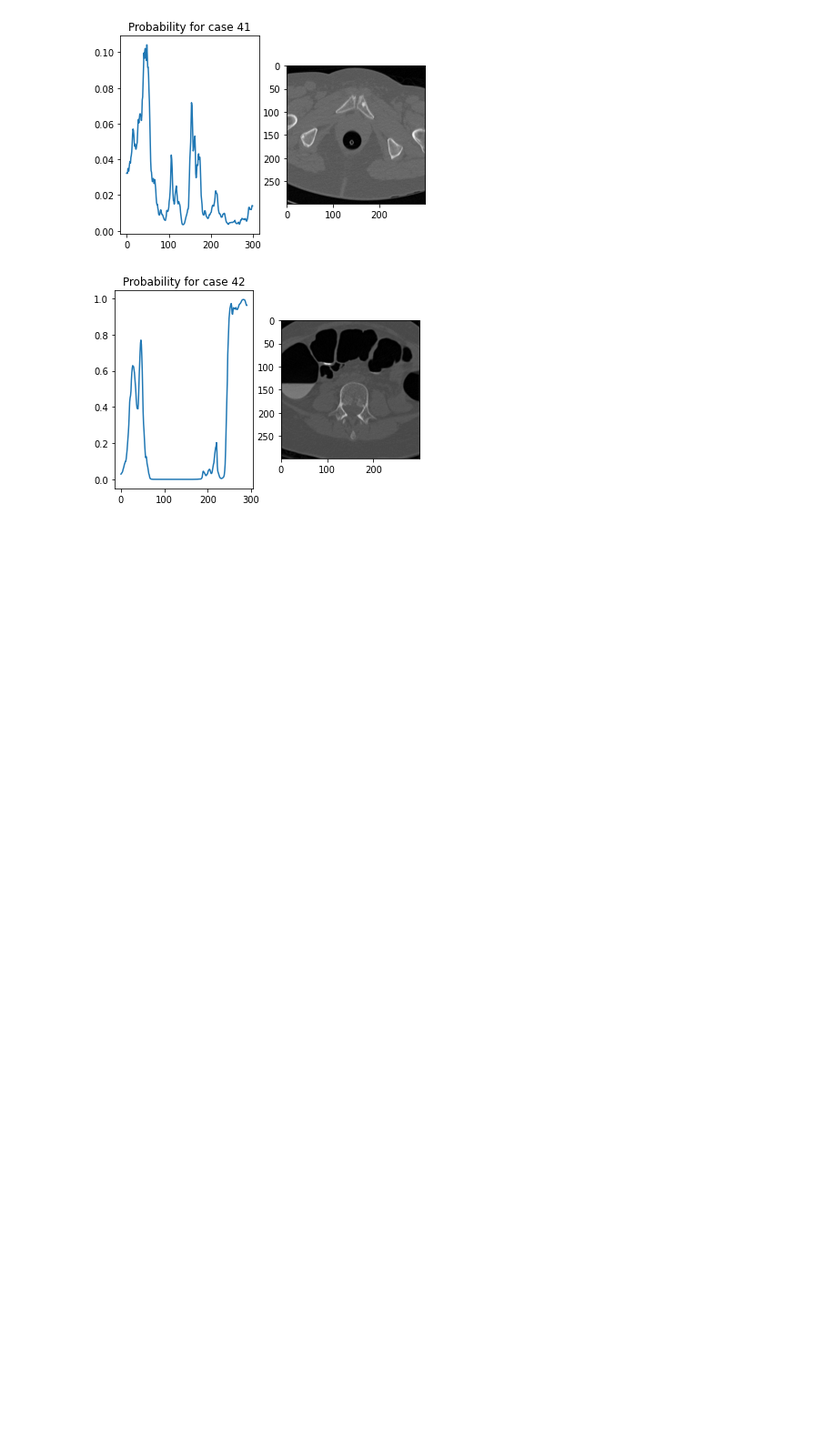
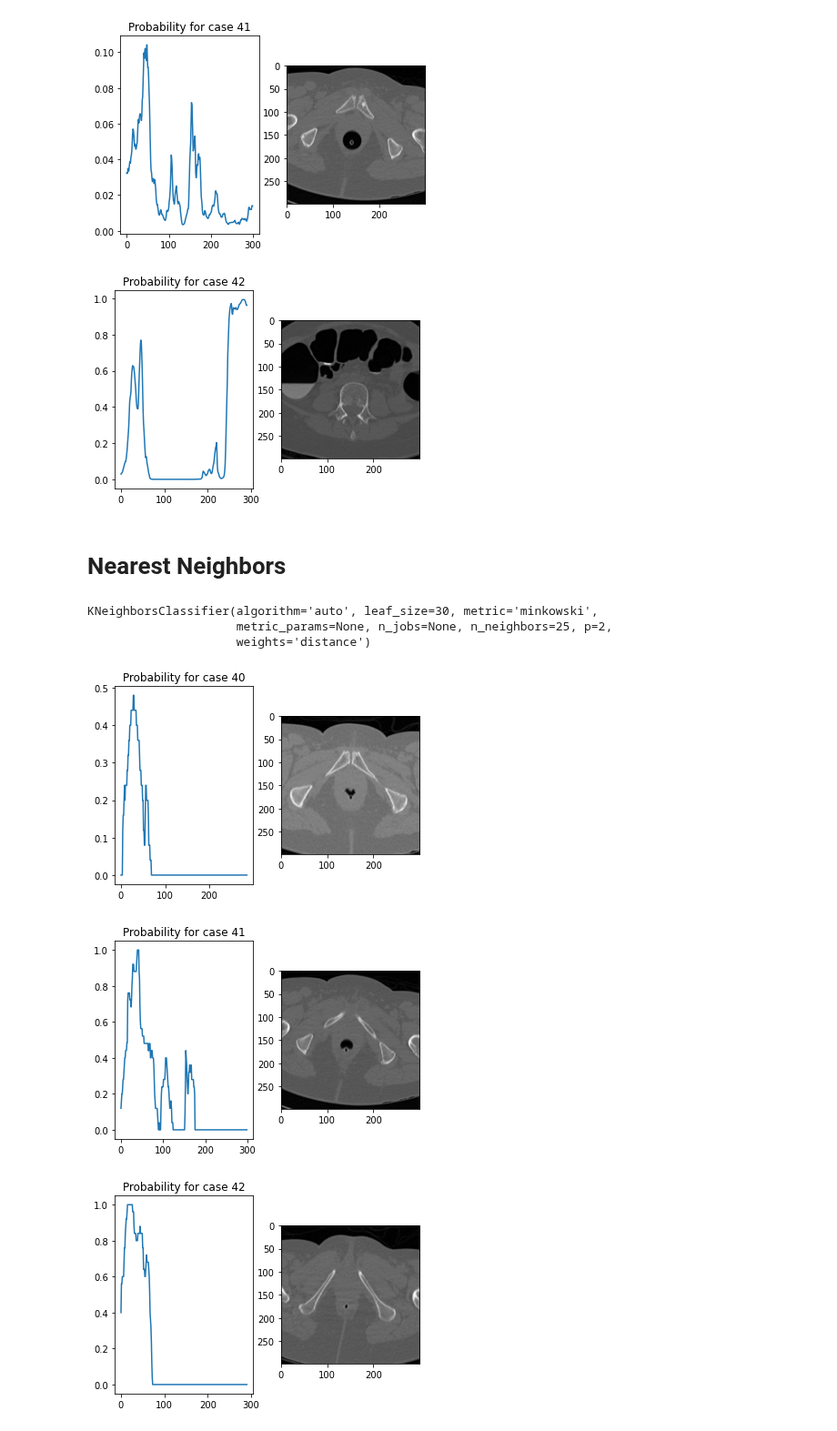
Before and after one commit to KenzaB27/segmentation-of-pelvic-bone, a Jupyter notebook: src/ml_model.ipynb, the cells around one changed output. Shown at 91% size. Saved outputs shown, nothing was run; the diff lists cells and outputs as text; code cells hidden in the pictures; blank space fills up the shorter version.

```diff
--- a/src/ml_model.ipynb
+++ b/src/ml_model.ipynb
@@ -169,3 +208,34 @@ for id, cmn_img in data.cmn_img.items():
 [figure]
 [figure]
 [figure]
+# %% [markdown]
+# Nearest Neighbors
+# %%
+X_train, y_train, X_val, y_val = data.X_flat_train, data.y_train, data.X_flat_val, data.y_val
+# %%
+from sklearn import neighbors
+clf = neighbors.KNeighborsClassifier(25, weights="distance")
+clf.fit(X_train, y_train)
+# %% [output]
+KNeighborsClassifier(algorithm='auto', leaf_size=30, metric='minkowski',
+                     metric_params=None, n_jobs=None, n_neighbors=25, p=2,
+                     weights='distance')
+# %%
+for id, cmn_img in data.cmn_img.items():
+  X_flat = np.array([x.flatten() for x in cmn_img])
+  X_flat = data.scaler.transform(X_flat)
+  y_pred = clf.predict_proba(X_flat)[:,1]
+  argmax = np.argmax(y_pred)
+  plt.figure()
+
+  plt.subplot(121)
+  plt.plot(y_pred)
+  plt.title(f"Probability for case {id}")
+
+  plt.subplot(122)
+  plt.imshow(data.cmn_img[id][argmax], cmap="gray")
+  plt.show()
+# %% [output]
+[figure, added]
+[figure, added]
+[figure, added]
```
Also changed, not shown: parts of 7 cells of this notebook.
